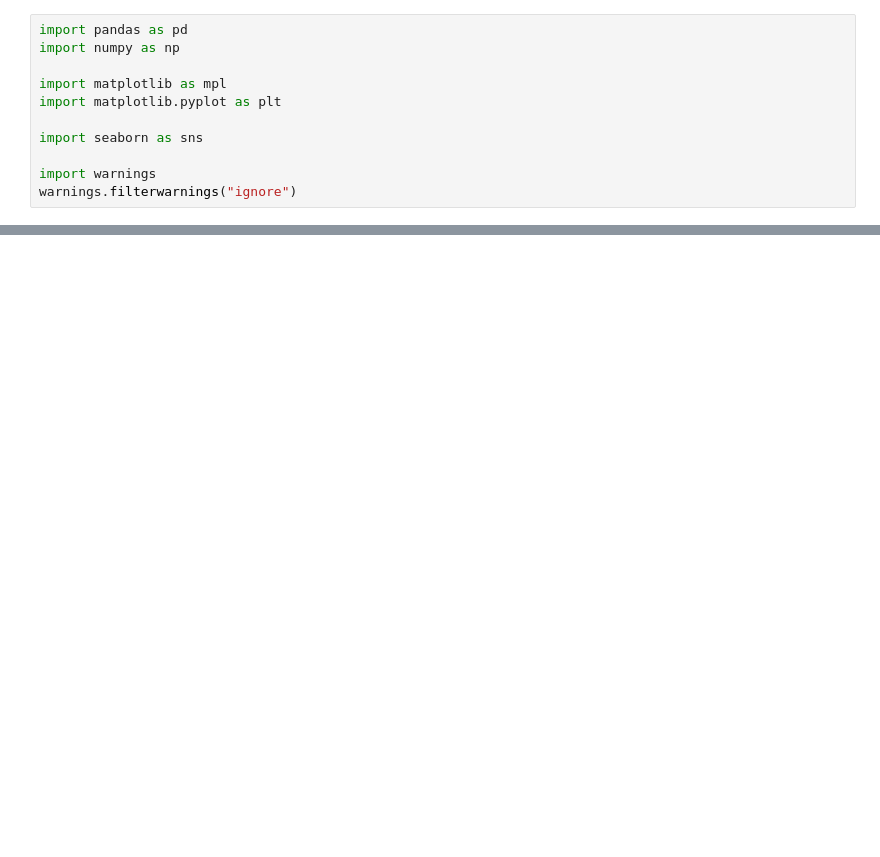
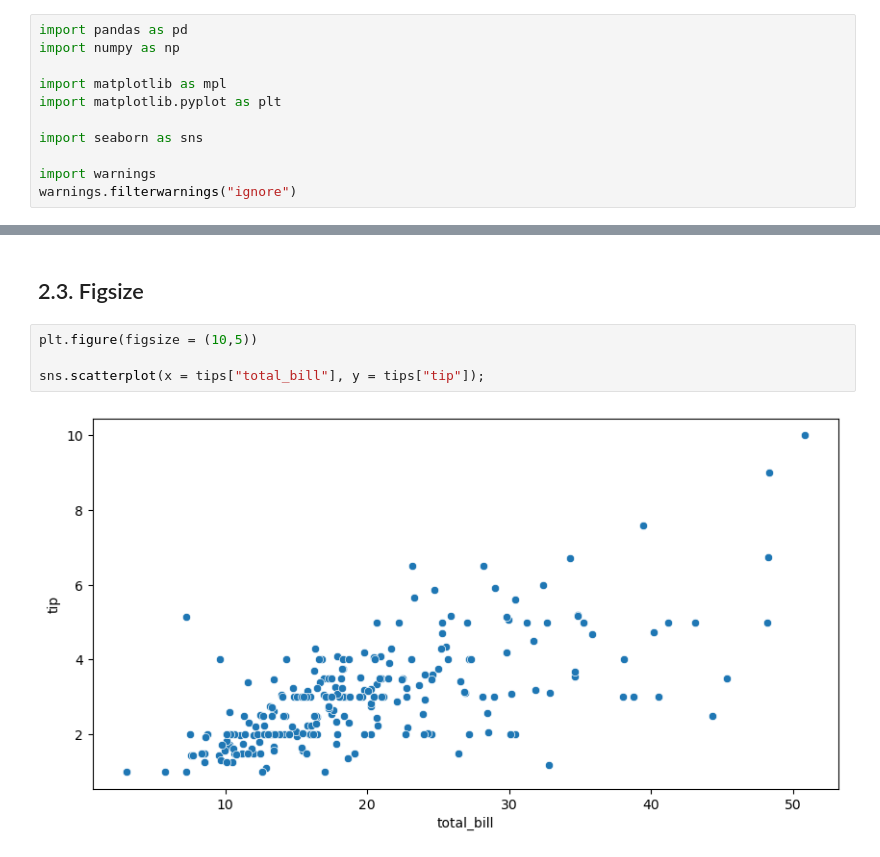
Before and after one commit to erkanozturk1903/Data-Sience, a Jupyter notebook: Seaborn/Seaborn_05.04.2024.ipynb, the cells around one changed output, grey strips where cells are left out. Drawn from its saved outputs; the diff is of its cells as text; blank space fills up the shorter version.

```diff
--- a/Seaborn/Seaborn_05.04.2024.ipynb
+++ b/Seaborn/Seaborn_05.04.2024.ipynb
@@ -16,0 +134,8 @@ warnings.filterwarnings("ignore")
+# %% [markdown]
+## 2.3. Figsize
+# %%
+plt.figure(figsize = (10,5))
+
+sns.scatterplot(x = tips["total_bill"], y = tips["tip"]);
+# %% [output]
+[figure, added]
```
Also changed, not shown: parts of 26 cells of this notebook.
